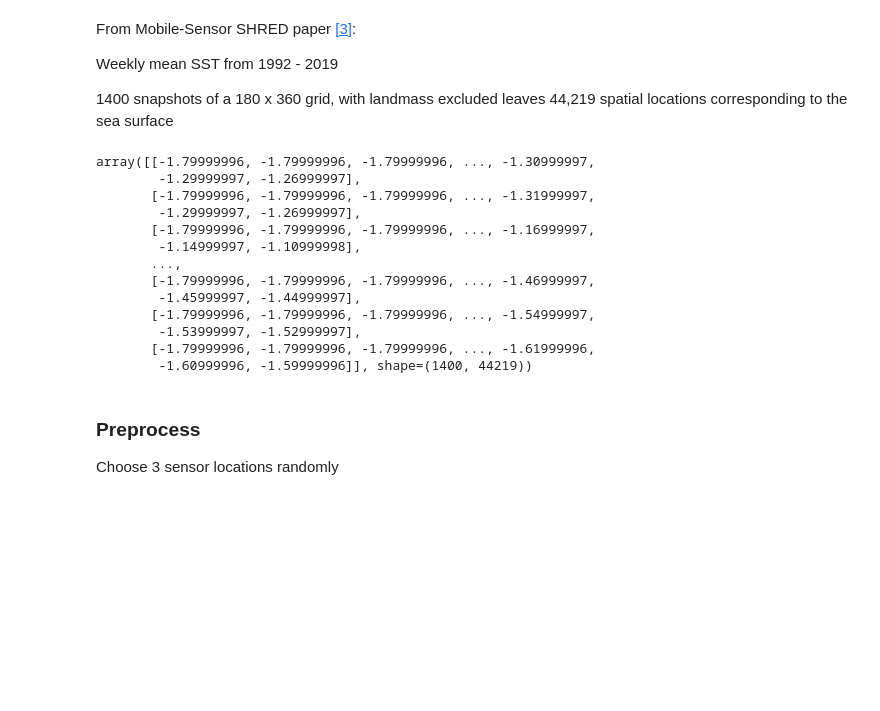
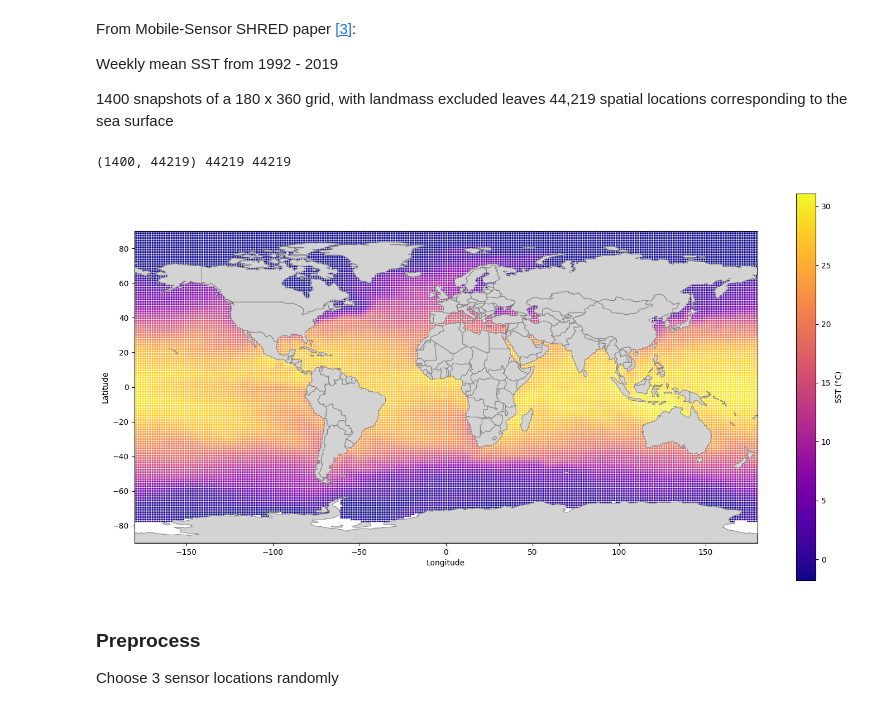
Before and after one commit to abbym-bristol/ME4OH_summer_project, a Jupyter notebook: SHRED_SST_test.ipynb, the cells around one changed output. Cells and saved outputs as stored; diff of their text form; code cells hidden in the pictures; blank space fills up the shorter version.

```diff
--- a/SHRED_SST_test.ipynb
+++ b/SHRED_SST_test.ipynb
@@ -34,19 +27,3 @@ From Mobile-Sensor SHRED paper [[3]](https://ieeexplore.ieee.org/document/105845
 Weekly mean SST from 1992 - 2019
 
 1400 snapshots of a 180 x 360 grid, with landmass excluded leaves 44,219 spatial locations corresponding to the sea surface
-# %%
-data
-# %% [output]
-array([[-1.79999996, -1.79999996, -1.79999996, ..., -1.30999997,
-        -1.29999997, -1.26999997],
-       [-1.79999996, -1.79999996, -1.79999996, ..., -1.31999997,
-        -1.29999997, -1.26999997],
-       [-1.79999996, -1.79999996, -1.79999996, ..., -1.16999997,
-        -1.14999997, -1.10999998],
-       ...,
-       [-1.79999996, -1.79999996, -1.79999996, ..., -1.46999997,
-        -1.45999997, -1.44999997],
-       [-1.79999996, -1.79999996, -1.79999996, ..., -1.54999997,
-        -1.53999997, -1.52999997],
-       [-1.79999996, -1.79999996, -1.79999996, ..., -1.61999996,
-        -1.60999996, -1.59999996]], shape=(1400, 44219))
@@ -57,0 +30,24 @@ len(data)
+# %%
+lat = np.arange(89.5, -90.0, -1.0)   # 180 points, descending: 89.5 to -89.5
+lon = np.arange(0.5, 360.0, 1.0)     # 360 points: 0.5 to 359.5
+
+# 2D meshgrid if you need lat/lon paired at every grid cell
+lon2d, lat2d = np.meshgrid(lon, lat)  # shape (180, 360) each
+longs = lon2d.reshape(-1)
+lats = lat2d.reshape(-1)
+
+# Use mask to remove land regions from the data
+load_X = loadmat('Data/SST_data.mat')['Z'].T
+mean_X = np.mean(load_X, axis=0)
+ocean_idx = np.where(mean_X != 0)[0]
+
+# Keep only the coordinates that correspond to the ocean points
+longs = longs[ocean_idx]
+lats = lats[ocean_idx]
+
+# Keep the SST data aligned with those coordinates
+data = load_X[:, ocean_idx]
+
+print(data.shape, len(longs), len(lats))
+# %% [output]
+(1400, 44219) 44219 44219
@@ -58,3 +57,11 @@ len(data)
+# %%
+df = pd.DataFrame({"Longitude": longs, "Latitude": lats, "SST": data[0]})
+# Convert longitude to -180 to 180 format, allows plotting against geopandas world maps
+df['Longitude'] = df['Longitude'].apply(lambda x: -(360-x) if x > 180 else x)
+
+plot_sst_map(df)
+# %% [output]
+[figure, added]
 # %% [markdown]
 ### Preprocess
 Choose 3 sensor locations randomly
```
Also changed, not shown: parts of 6 cells of this notebook, 1 other file.
